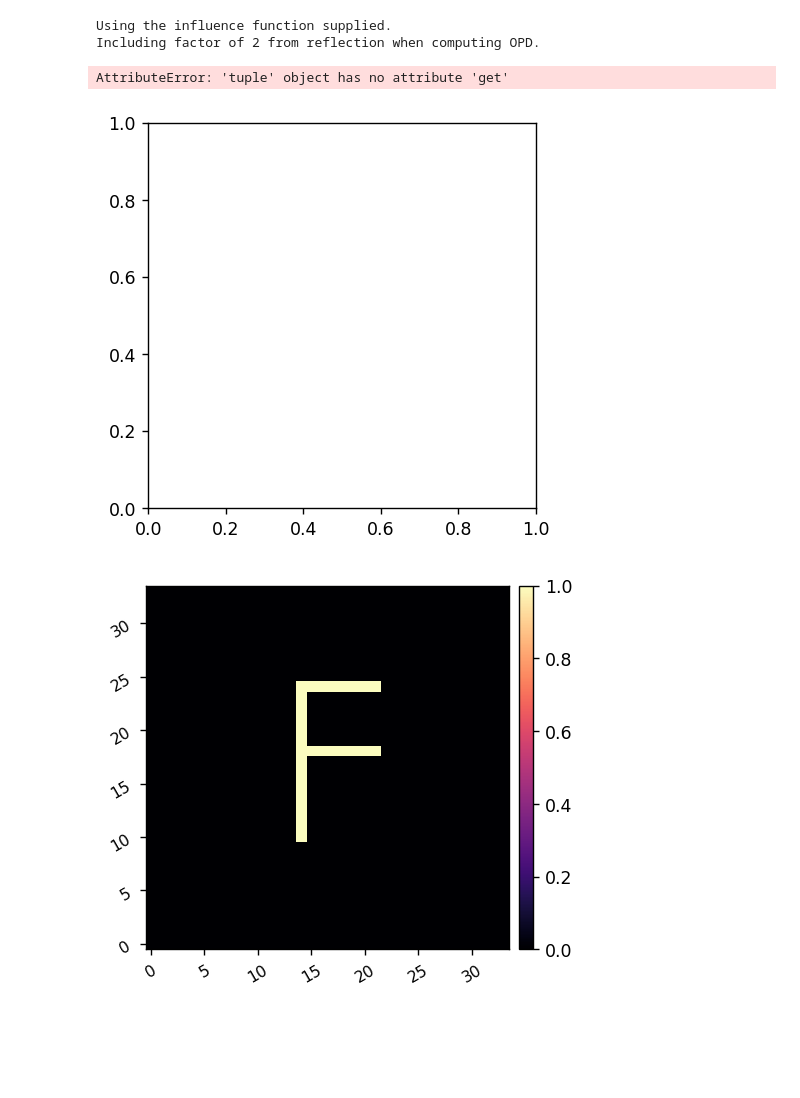
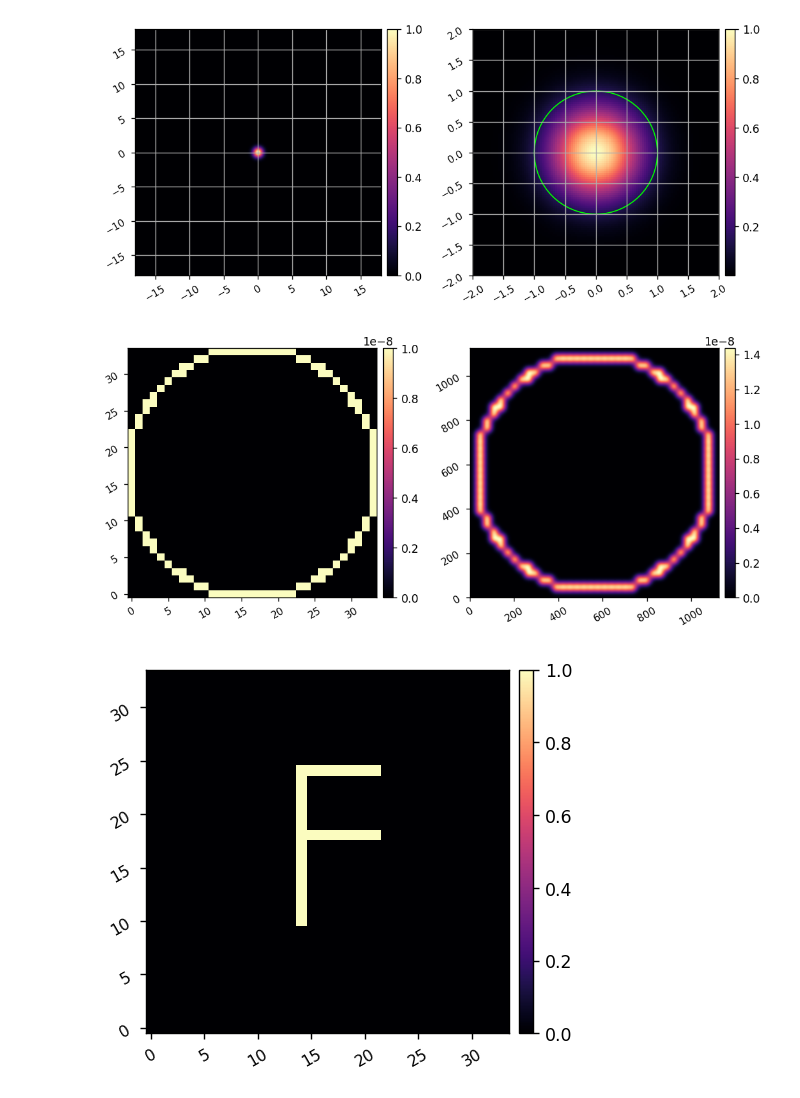
Before and after one commit to kian1377/apra-howfsc-models, a Jupyter notebook: notebooks/test_dm_model.ipynb, the cells around one changed output. Saved outputs shown, nothing was run; the diff lists cells and outputs as text; code cells hidden in the pictures; blank space fills up the shorter version.

```diff
--- a/notebooks/test_dm_model.ipynb
+++ b/notebooks/test_dm_model.ipynb
@@ -39,13 +29,32 @@ imshow1(inf_fun, pxscl=act_spacing.to(u.mm)/sampling)
-# %%
-reload(dm)
-DM = dm.DeformableMirror(act_spacing=act_spacing, inf_fun=inf_fun, inf_sampling=sampling)
-surf = DM.get_surface()
-imshow1(surf)
-# %% [output]
-Using the influence function supplied.
-Including factor of 2 from reflection when computing OPD.
-AttributeError: 'tuple' object has no attribute 'get'
-[figure, removed]
+# %%
+reload(dm)
+npix = 1000
+dm_pupil_diam = 9.6*u.mm
+act_spacing = 300e-6*u.m
+pupil_pxscl = dm_pupil_diam.to_value(u.m)/npix
+sampling = act_spacing.to_value(u.m)/pupil_pxscl
+
+Nact = 34
+
+inf_fun = dm.make_gaussian_inf_fun(act_spacing=act_spacing, sampling=sampling, coupling=0.15, Nact=Nact+2)
+DM = dm.DeformableMirror(inf_fun=inf_fun, inf_sampling=sampling, name='DM (pupil)')
+imshow2(DM.inf_fun, DM.inf_fun,
+        pxscl=1/DM.inf_sampling, grid=True,
+        npix2=int(np.round(4*DM.inf_sampling)),
+        patches2=[Circle((0,0), 1, fill=False, color='lime')])
+# %% [output]
+[figure, added]
+# %%
+ring = (Nact//2-1/2<DM.rc) * (DM.rc < Nact//2+1/2)
+ring = ring.astype(float)
+ring *= 1e-8
+
+DM.command = xp.array(ring)
+
+surf = DM.get_surface()
+imshow2(ring, surf)
+# %% [output]
+[figure, added]
 # %%
 command = xp.zeros((DM.Nact, DM.Nact))
 command[10:24,14] = 1
```
Also changed, not shown: parts of 2 cells of this notebook, 3 other files.
